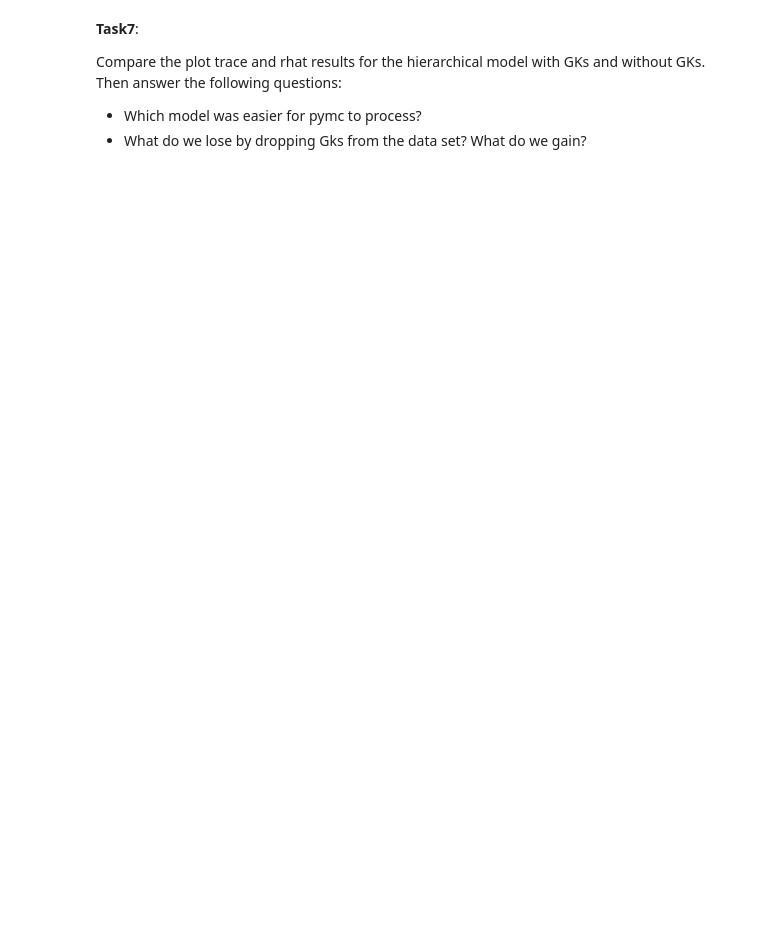
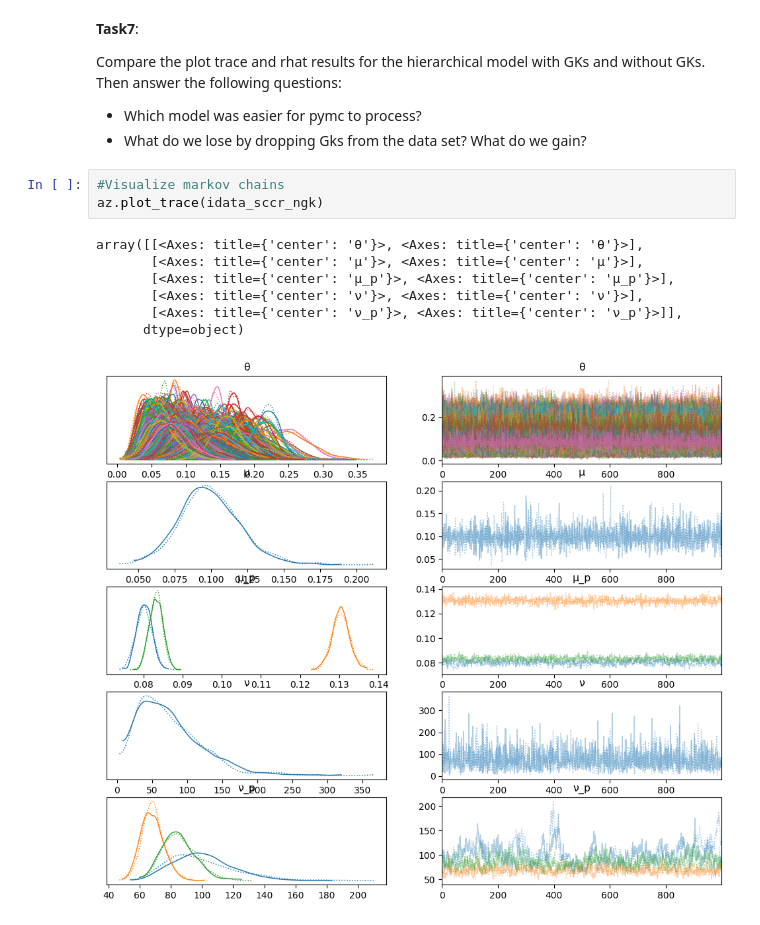
Before and after one commit to jacksone1/DataSci, a Jupyter notebook: Copy_of_Unit4ExerciesSF.ipynb, the cells around one changed output. Saved outputs shown, nothing was run; the diff lists cells and outputs as text; blank space fills up the shorter version.

```diff
--- a/Copy_of_Unit4ExerciesSF.ipynb
+++ b/Copy_of_Unit4ExerciesSF.ipynb
@@ -361,3 +363,14 @@ array([<Axes: >], dtype=object)
 Compare the plot trace and rhat results for the hierarchical model with GKs and without GKs. Then answer the following questions:
 - Which model was easier for pymc to process?
 - What do we lose by dropping Gks from the data set? What do we gain?
+# %%
+#Visualize markov chains
+az.plot_trace(idata_sccr_ngk)
+# %% [output]
+array([[<Axes: title={'center': 'θ'}>, <Axes: title={'center': 'θ'}>],
+       [<Axes: title={'center': 'μ'}>, <Axes: title={'center': 'μ'}>],
+       [<Axes: title={'center': 'μ_p'}>, <Axes: title={'center': 'μ_p'}>],
+       [<Axes: title={'center': 'ν'}>, <Axes: title={'center': 'ν'}>],
+       [<Axes: title={'center': 'ν_p'}>, <Axes: title={'center': 'ν_p'}>]],
+      dtype=object)
+[figure, added]
```
Also changed, not shown: parts of 6 cells of this notebook.
